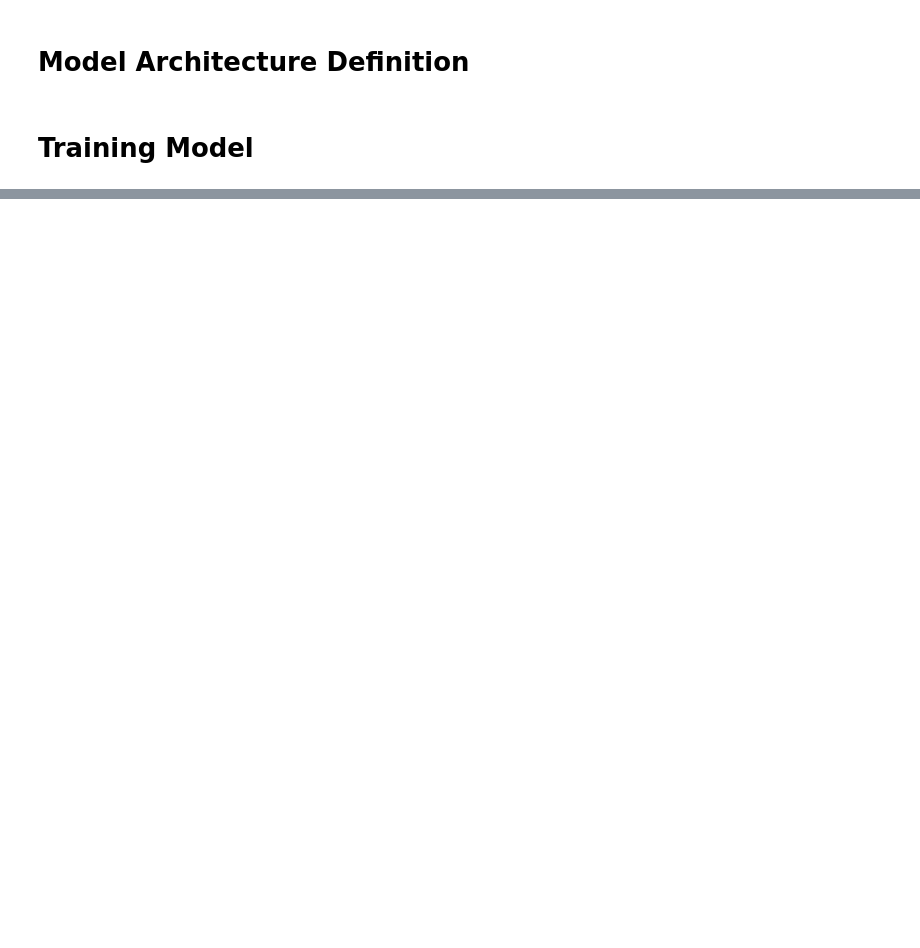
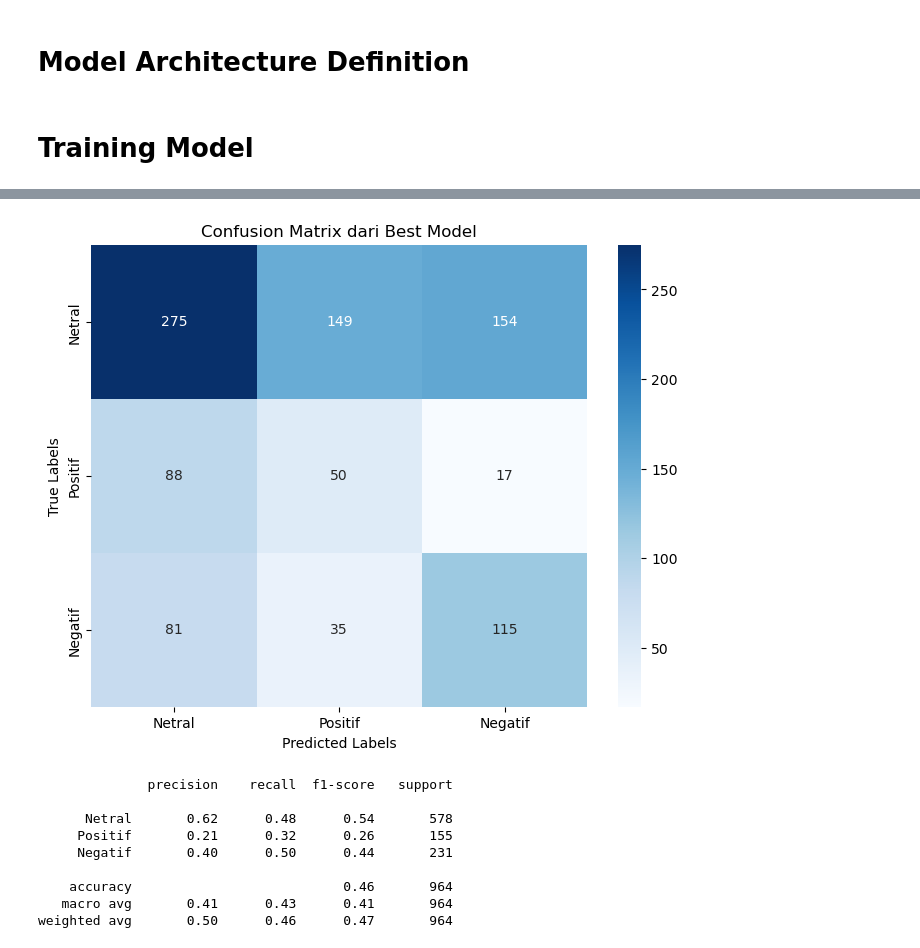
Before and after one commit to amongnikol/analisis_sentimen_prabowo, a Jupyter notebook: prabowo.ipynb, the cells around one changed output, grey strips where cells are left out. Cells and saved outputs as stored; diff of their text form; code cells hidden in the pictures; blank space fills up the shorter version.

```diff
--- a/prabowo.ipynb
+++ b/prabowo.ipynb
@@ -296,25 +476,29 @@ plt.show()
 # %%
+from keras.models import load_model
 from sklearn.metrics import confusion_matrix, classification_report
 import seaborn as sns
 import matplotlib.pyplot as plt
 import numpy as np
 
-# 1. Prediksi
-y_pred_probs = model.predict(X_test_vectorized)
-y_pred = np.argmax(y_pred_probs, axis=1)  # Mengambil indeks dengan probabilitas tertinggi
+# Load model terbaik
+best_model = load_model("best_model.h5")
 
-# 2. Confusion Matrix
+# Prediksi dengan model terbaik
+y_pred_probs = best_model.predict(X_test)
+y_pred = np.argmax(y_pred_probs, axis=1)
+
+# Buat confusion matrix
 cm = confusion_matrix(y_test, y_pred)
 class_names = ['Netral', 'Positif', 'Negatif']
 
-# 3. Visualisasi Confusion Matrix
 plt.figure(figsize=(8, 6))
-sns.heatmap(cm, annot=True, fmt='d', cmap='Blues', xticklabels=[0,1,2], yticklabels=[0,1,2])
+sns.heatmap(cm, annot=True, fmt='d', cmap='Blues',
+            xticklabels=class_names, yticklabels=class_names)
 plt.xlabel('Predicted Labels')
 plt.ylabel('True Labels')
-plt.title('Confusion Matrix')
+plt.title('Confusion Matrix dari Best Model')
 plt.show()
 
-# 4. Laporan klasifikasi (opsional tapi berguna)
-print(classification_report(y_test, y_pred))
+# Laporan klasifikasi
+print(classification_report(y_test, y_pred, target_names=class_names))
 # %% [output]
@@ -325,3 +506,13 @@ ValueError: in user code:
+[figure, added]
+              precision    recall  f1-score   support
+
+      Netral       0.62      0.48      0.54       578
+     Positif       0.21      0.32      0.26       155
+     Negatif       0.40      0.50      0.44       231
+
+    accuracy                           0.46       964
+   macro avg       0.41      0.43      0.41       964
+weighted avg       0.50      0.46      0.47       964
 # %%
 y_train[:5]
 # %% [output]
```
Also changed, not shown: parts of 26 cells of this notebook, 59 other files.
